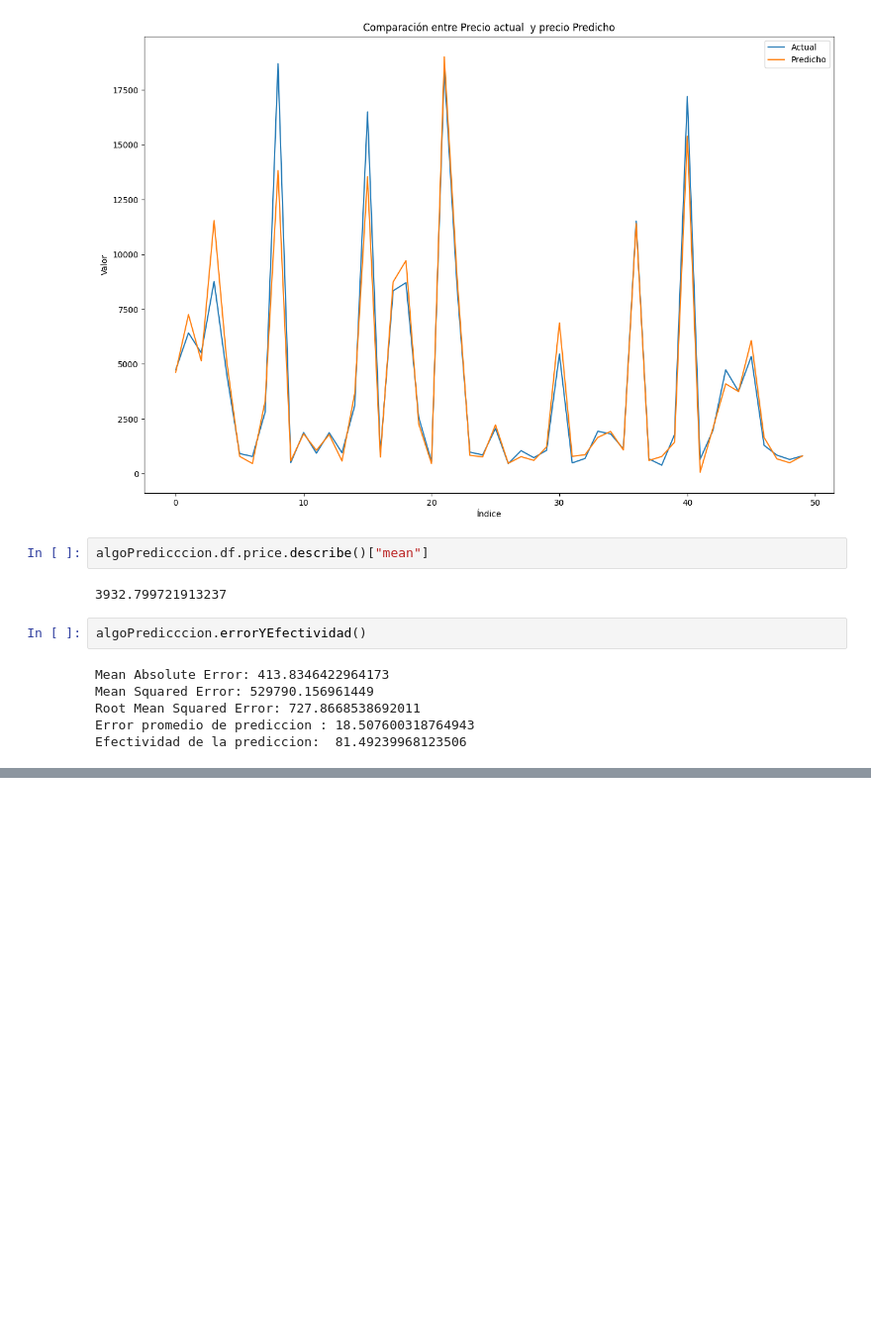
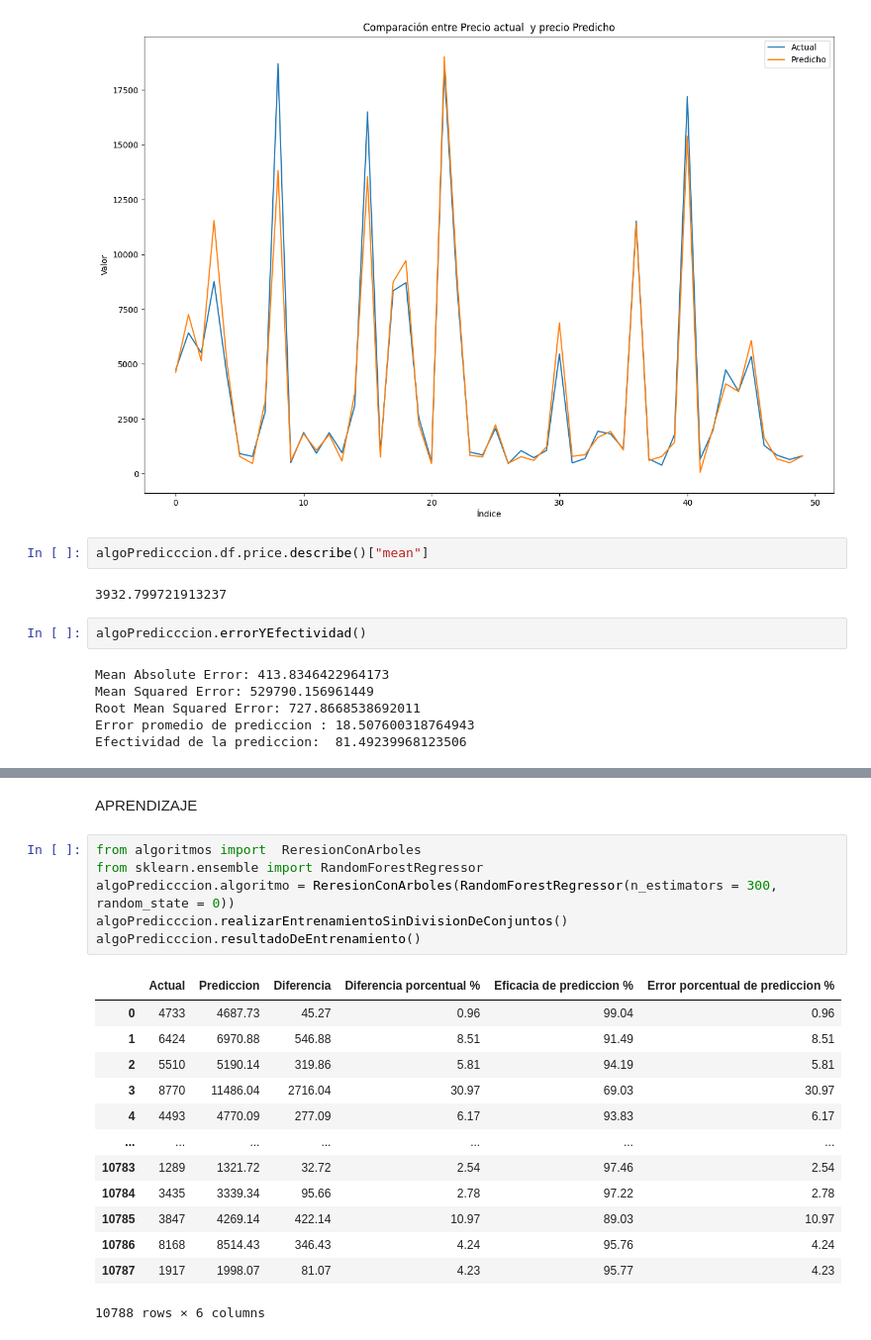
Before and after one commit to Lorenzomar4/ParadigmasDeProgramacionUnsam-tps, a Jupyter notebook: TP1 sin regresion con soporte vectorial.ipynb, the cells around one changed output, grey strips where cells are left out. Shown at 99% size. Saved outputs shown, nothing was run; the diff lists cells and outputs as text; blank space fills up the shorter version.

```diff
--- a/TP1 sin regresion con soporte vectorial.ipynb
+++ b/TP1 sin regresion con soporte vectorial.ipynb
@@ -807,0 +856,22 @@ Efectividad de la prediccion:  81.49239968123506
+# %% [markdown]
+APRENDIZAJE
+# %%
+from algoritmos import  ReresionConArboles
+from sklearn.ensemble import RandomForestRegressor
+algoPredicccion.algoritmo = ReresionConArboles(RandomForestRegressor(n_estimators = 300, random_state = 0))
+algoPredicccion.realizarEntrenamientoSinDivisionDeConjuntos()
+algoPredicccion.resultadoDeEntrenamiento()
+# %% [output]
+|  | Actual | Prediccion | Diferencia | Diferencia porcentual % | Eficacia de prediccion % | Error porcentual de prediccion % |
+| 0 | 4733 | 4687.73 | 45.27 | 0.96 | 99.04 | 0.96 |
+| 1 | 6424 | 6970.88 | 546.88 | 8.51 | 91.49 | 8.51 |
+| 2 | 5510 | 5190.14 | 319.86 | 5.81 | 94.19 | 5.81 |
+| 3 | 8770 | 11486.04 | 2716.04 | 30.97 | 69.03 | 30.97 |
+| 4 | 4493 | 4770.09 | 277.09 | 6.17 | 93.83 | 6.17 |
+| ... | ... | ... | ... | ... | ... | ... |
+| 10783 | 1289 | 1321.72 | 32.72 | 2.54 | 97.46 | 2.54 |
+| 10784 | 3435 | 3339.34 | 95.66 | 2.78 | 97.22 | 2.78 |
+| 10785 | 3847 | 4269.14 | 422.14 | 10.97 | 89.03 | 10.97 |
+| 10786 | 8168 | 8514.43 | 346.43 | 4.24 | 95.76 | 4.24 |
+| 10787 | 1917 | 1998.07 | 81.07 | 4.23 | 95.77 | 4.23 |
+10788 rows × 6 columns
```
Also changed, not shown: parts of 10 cells of this notebook, 2 other files.
